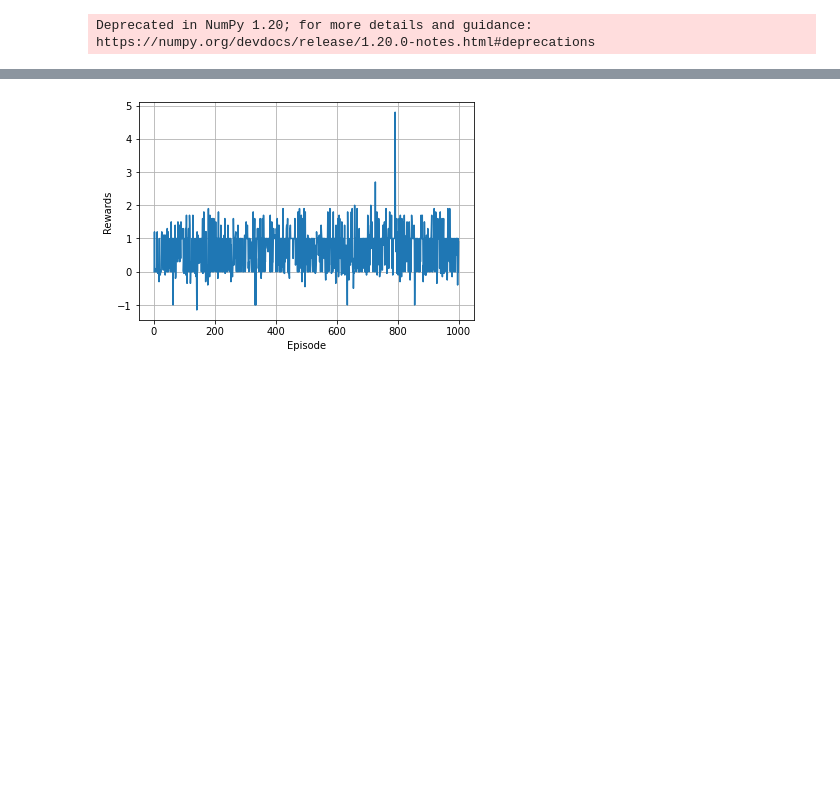
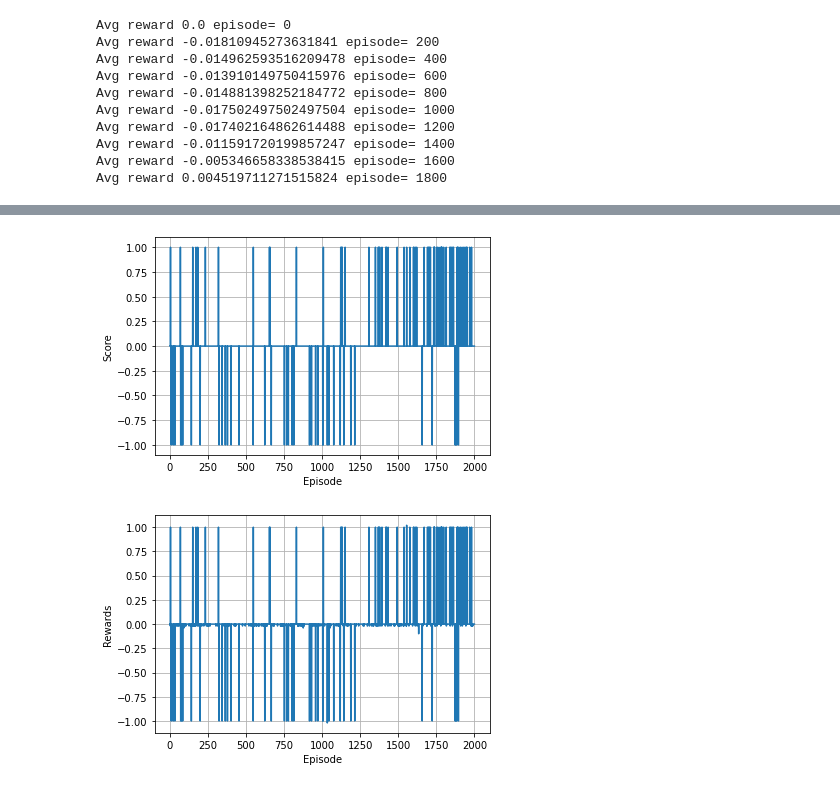
Before and after one commit to Georgemouts/Google-Research-Football-RL-DQN, a Jupyter notebook: academy/academy_empty_goal.ipynb, the cells around one changed output, grey strips where cells are left out. Cells and saved outputs as stored; diff of their text form; code cells hidden in the pictures; blank space fills up the shorter version.

```diff
--- a/academy/academy_empty_goal.ipynb
+++ b/academy/academy_empty_goal.ipynb
@@ -111,7 +111,7 @@ class Agent():
 
     self.action_memory=np.zeros(self.mem_size , dtype=np.int32) #discrete actions (19)
     self.reward_memory=np.zeros(self.mem_size,dtype= np.float32)
-    self.terminal_memory= np.zeros(self.mem_size,dtype=np.bool)
+    self.terminal_memory= np.zeros(self.mem_size,dtype=bool)
 
 
   def store_transition(self,state,action,reward,new_state , done ):
@@ -224,25 +238,25 @@ class Custom_Rewards():
 #if the next action is shooting the ball, the reward will gain 0.2 point ||
 #an exo ti mpala kai einai se apostasi x > 0.5 sto gipedo kai exei kanei shout einai kalo
     if(self.obs[95] == 1 and self.obs[88] > 0.6 and self.action == 12):
-      self.reward += 0.1
-      print("EKANE SHOUT MPROSTA APO TO KENTRO ,+0.1")
+      self.reward += 0.02
+      #print("EKANE SHOUT MPROSTA APO TO KENTRO ,+0.1")
       return self.reward
 
     #An kanei shout piso apo to kentro na xanei ligo
     elif(self.obs[95]==1 and self.obs[88] < 0 and self.action == 12):
-      self.reward -= 0.05
-      print("EKANE SHOUT PISO APO TO KENTRO, -0.05")
+      self.reward -= 0.02
+      #print("EKANE SHOUT PISO APO TO KENTRO, -0.05")
       return self.reward
 
 # if we steal the ball, the reward will gain 0.05 points
     elif self.obs[96] == 1 and self.new_obs[95] == 1:  #obs[96] ball owner right team / obs[95] ball owner left team
         self.reward += 0.05
-        print("PHRE THN MPALA APO TON ANTIPALO , +0.05")
+        #print("PHRE THN MPALA APO TON ANTIPALO , +0.05")
         return self.reward
 #if we lose the ball, the reward will lose 0.05 points
     elif self.obs[95] == 1 and self.new_obs[96] == 1:
         self.reward -=0.02
-        print("PHRE THN MPALA O ANTIPALOS , -0.02")
+        #print("PHRE THN MPALA O ANTIPALOS , -0.02")
         return self.reward
     else:
       return self.reward
@@ -250,25 +264,34 @@ class Custom_Rewards():
 
 #TODO: if active player far from the ball, the reward will lose by the moving distance
 # %%
-#TODO: DOKIMASE ENA ALLO SCENARIO NA DEIS AN EKPAIDEYETAI
-#TODO : BALE PERISSOTEROUS NEYRONES KAI +1 HIDDEN LAYER
-#TODO:BALE GRAPH EPISODE - REWARD
-#TODO : BALE CUSTOM REWARDS
+#ANALYTIKA SXOLIA SE OLO TON KODIKA - MHN AFHSEIS KATI XORIS NA TO KATALABEIS
+#TODO: if active player far from the ball, the reward will lose by the moving distance ---if we go out the square, the reward will lose - forward move else lose
+#TODO: FTIAKSE PIO POLY TA CUSTOM REWARDS
+#TODO:TYPOMA GRAMMI GRAMMI NA DEIS TIN EKPAIDEYSI
+#TODO: MAKE BIGGER BATCHES
+
+
+
 #if __name__ == '__main__':
-
-env = football_env.create_environment(env_name ='academy_empty_goal_close',render=False,representation='simple115')  #List with the 115 states
+#env = football_env.create_environment(env_name ='11_vs_11_easy_stochastic',render=False,representation='simple115')  #List with the 115 states
+#env = football_env.create_environment(env_name ='academy_empty_goal_close',render=False,representation='simple115')  #List with the 115 states
+#env = gym.make("GFootball-11_vs_11_kaggle-simple115v2-v0") #List with the 115 states
+#env = football_env.create_environment(env_name ='academy_single_goal_versus_lazy',render=False,representation='simple115')
+#env = football_env.create_environment(env_name ='academy_pass_and_shoot_with_keeper',render=False,representation='simple115')
+env = football_env.create_environment(env_name ='academy_empty_goal',render=False,representation='simple115')  #List with the 115 states
 
 #Create Objects
-agent = Agent(gamma=0.99,epsilon=1.0 ,batch_size =64,lr=0.003 ,input_dims= [115], n_actions = env.action_space.n )
+agent = Agent(gamma=0.99,epsilon=1.0 ,batch_size =512,lr=0.00001475 ,input_dims= [115], n_actions = env.action_space.n )
 all_prints = All_prints()
 cus_rew =Custom_Rewards()
 
 scores,ep_history =[],[]
 
-num_of_eps = 1000
+num_of_eps = 2000
 eps_rew=0
 rew_list =[]
-for i in range(num_of_eps) : #edo mesa na mpei number of ep , etsi k allios bgainei me to done
+score_list = []
+for i in range(num_of_eps) :
   score =0
   done=False
   observation =env.reset()
@@ -277,13 +300,14 @@ for i in range(num_of_eps) : #edo mesa na mpei number of ep , etsi k allios bgai
 
     new_observation,reward,done,info = env.step(action)
     #custom reward here
+
     if((reward!=1) or (reward!=-1)):
       reward =cus_rew.custom_rew(observation,action,reward,new_observation)
     score= +reward
 
     #for prints
     eps_rew+=reward
-    all_prints.print_who_scored(reward)
+    #all_prints.print_who_scored(reward)
 
 
     agent.store_transition(observation,action,reward,new_observation,done)
@@ -295,13 +319,38 @@ for i in range(num_of_eps) : #edo mesa na mpei number of ep , etsi k allios bgai
 
     avg_score= np.mean(scores)
 
+
 #---- BE CAREFUL OF THE WHILE !!! HERE IS EPIDOSE ENDING
+  #print(i)
+
+  val = info.values()
+  list_val=list(val)
+  score_list.append(list_val)
+
 
   rew_list.append(eps_rew)
-  all_prints.printstats(i,rew_list,eps_rew,agent.epsilon)
+  if (i % 200)== 0 :
+      print("Avg reward", np.mean(rew_list),"episode=",i)
+      #print(score_list)
+
+
+
+  #EPISODE PRINTS
+  #all_prints.printstats(i,rew_list,eps_rew,agent.epsilon)
 
   eps_rew=0
 
+all_prints.score_graph(score_list,num_of_eps)
+print("\n \n")
 all_prints.rew_graph(rew_list,num_of_eps)
 # %% [output]
-Deprecated in NumPy 1.20; for more details and guidance: https://numpy.org/devdocs/release/1.20.0-notes.html#deprecations
+Avg reward 0.0 episode= 0
+Avg reward -0.01810945273631841 episode= 200
+Avg reward -0.014962593516209478 episode= 400
+Avg reward -0.013910149750415976 episode= 600
+Avg reward -0.014881398252184772 episode= 800
+Avg reward -0.017502497502497504 episode= 1000
+Avg reward -0.017402164862614488 episode= 1200
+Avg reward -0.011591720199857247 episode= 1400
+Avg reward -0.005346658338538415 episode= 1600
+Avg reward 0.004519711271515824 episode= 1800
@@ -325 +357,2 @@ lista apo rewards mexri tora [0.0, 1.2, 0.1, 0.0, 0.0, 0.0, 0.0, 0.1, 0.0, 0.1,
-[figure, old version]
+[figure, new version]
+[figure, added]
```
Also changed, not shown: parts of 6 cells of this notebook.
